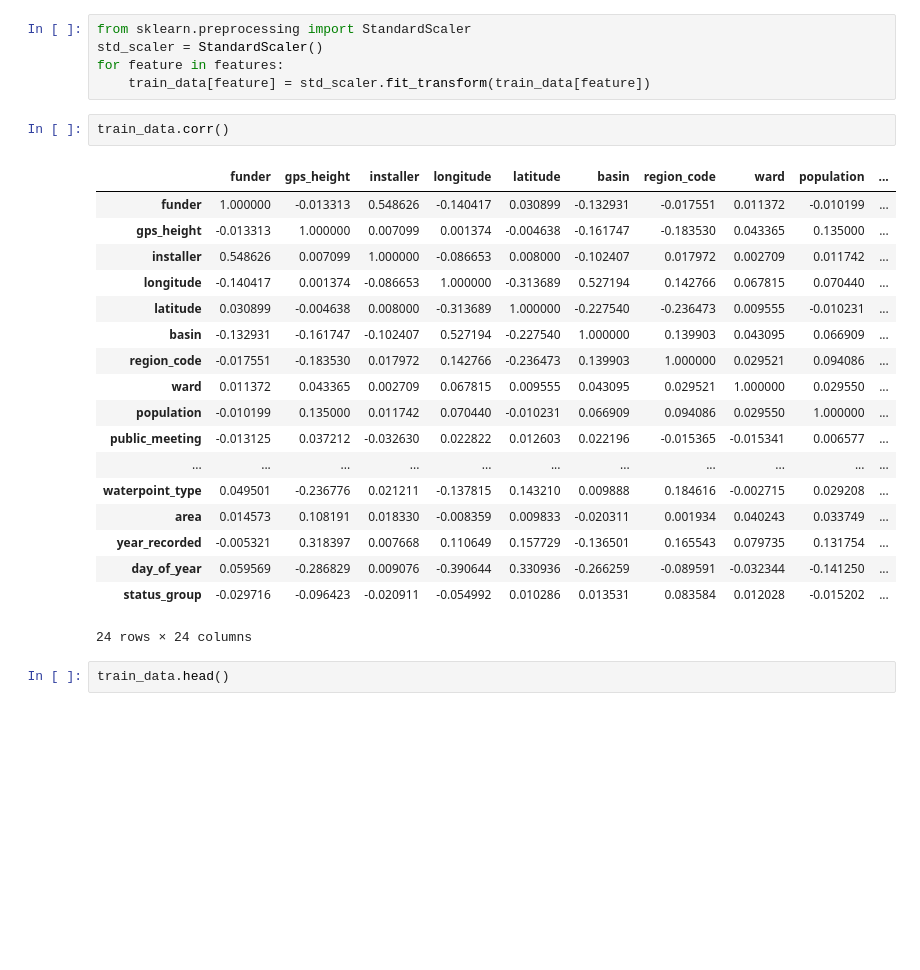
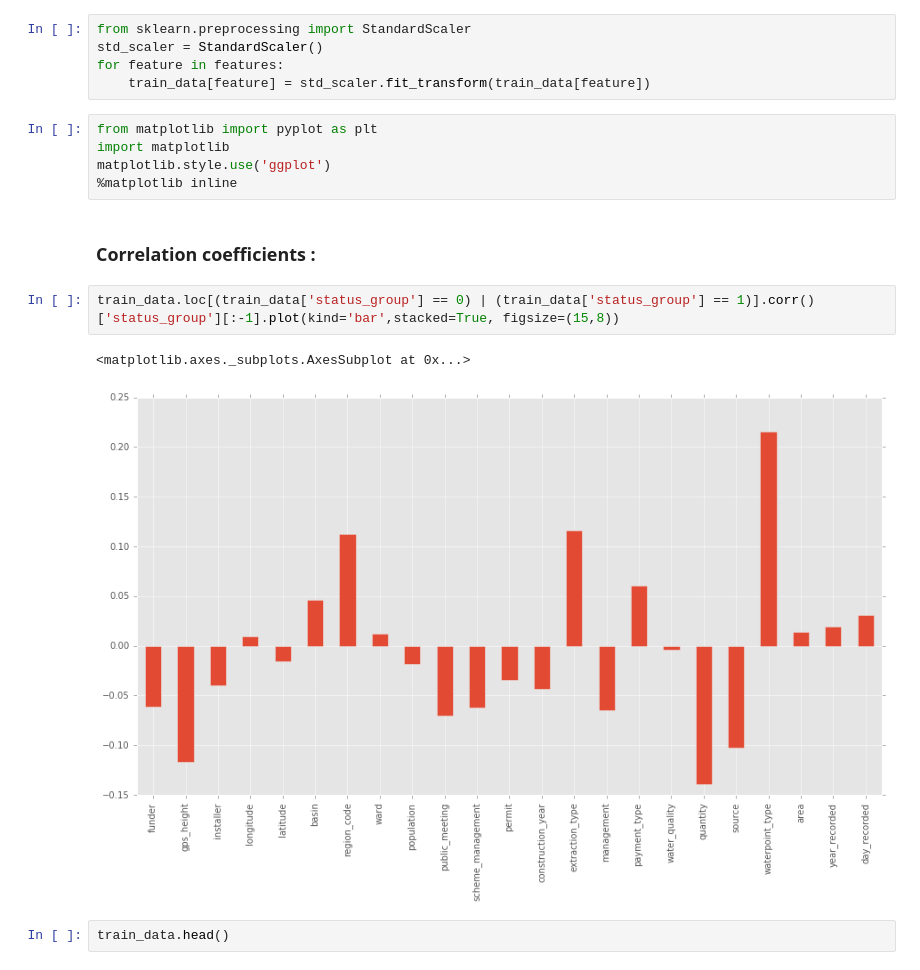
Before and after one commit to Rahamoon/Analysis-of-Water-Projects-in-Tanzania, a Jupyter notebook: Modeling and predicting.ipynb, the cells around one changed output. Drawn from its saved outputs; the diff is of its cells as text; blank space fills up the shorter version.

```diff
--- a/Modeling and predicting.ipynb
+++ b/Modeling and predicting.ipynb
@@ -18,27 +17,18 @@ from sklearn.preprocessing import StandardScaler
 std_scaler = StandardScaler()
 for feature in features:
     train_data[feature] = std_scaler.fit_transform(train_data[feature])
-# %%
-train_data.corr()
-# %% [output]
-|  | funder | gps_height | installer | longitude | latitude | basin | region_code | ward | population | ... |
-| funder | 1.000000 | -0.013313 | 0.548626 | -0.140417 | 0.030899 | -0.132931 | -0.017551 | 0.011372 | -0.010199 | ... |
-| gps_height | -0.013313 | 1.000000 | 0.007099 | 0.001374 | -0.004638 | -0.161747 | -0.183530 | 0.043365 | 0.135000 | ... |
-| installer | 0.548626 | 0.007099 | 1.000000 | -0.086653 | 0.008000 | -0.102407 | 0.017972 | 0.002709 | 0.011742 | ... |
-| longitude | -0.140417 | 0.001374 | -0.086653 | 1.000000 | -0.313689 | 0.527194 | 0.142766 | 0.067815 | 0.070440 | ... |
-| latitude | 0.030899 | -0.004638 | 0.008000 | -0.313689 | 1.000000 | -0.227540 | -0.236473 | 0.009555 | -0.010231 | ... |
-| basin | -0.132931 | -0.161747 | -0.102407 | 0.527194 | -0.227540 | 1.000000 | 0.139903 | 0.043095 | 0.066909 | ... |
-| region_code | -0.017551 | -0.183530 | 0.017972 | 0.142766 | -0.236473 | 0.139903 | 1.000000 | 0.029521 | 0.094086 | ... |
-| ward | 0.011372 | 0.043365 | 0.002709 | 0.067815 | 0.009555 | 0.043095 | 0.029521 | 1.000000 | 0.029550 | ... |
-| population | -0.010199 | 0.135000 | 0.011742 | 0.070440 | -0.010231 | 0.066909 | 0.094086 | 0.029550 | 1.000000 | ... |
-| public_meeting | -0.013125 | 0.037212 | -0.032630 | 0.022822 | 0.012603 | 0.022196 | -0.015365 | -0.015341 | 0.006577 | ... |
-| ... | ... | ... | ... | ... | ... | ... | ... | ... | ... | ... |
-| waterpoint_type | 0.049501 | -0.236776 | 0.021211 | -0.137815 | 0.143210 | 0.009888 | 0.184616 | -0.002715 | 0.029208 | ... |
-| area | 0.014573 | 0.108191 | 0.018330 | -0.008359 | 0.009833 | -0.020311 | 0.001934 | 0.040243 | 0.033749 | ... |
-| year_recorded | -0.005321 | 0.318397 | 0.007668 | 0.110649 | 0.157729 | -0.136501 | 0.165543 | 0.079735 | 0.131754 | ... |
-| day_of_year | 0.059569 | -0.286829 | 0.009076 | -0.390644 | 0.330936 | -0.266259 | -0.089591 | -0.032344 | -0.141250 | ... |
-| status_group | -0.029716 | -0.096423 | -0.020911 | -0.054992 | 0.010286 | 0.013531 | 0.083584 | 0.012028 | -0.015202 | ... |
-24 rows × 24 columns
+# %%
+from matplotlib import pyplot as plt
+import matplotlib
+matplotlib.style.use('ggplot')
+%matplotlib inline
+# %% [markdown]
+### Correlation coefficients :
+# %%
+train_data.loc[(train_data['status_group'] == 0) | (train_data['status_group'] == 1)].corr()['status_group'][:-1].plot(kind='bar',stacked=True, figsize=(15,8))
+# %% [output]
+<matplotlib.axes._subplots.AxesSubplot at 0x...>
+[figure, added]
 # %%
 train_data.head()
 # %% [output]
```
Also changed, not shown: parts of 8 cells of this notebook, 2 other files.
